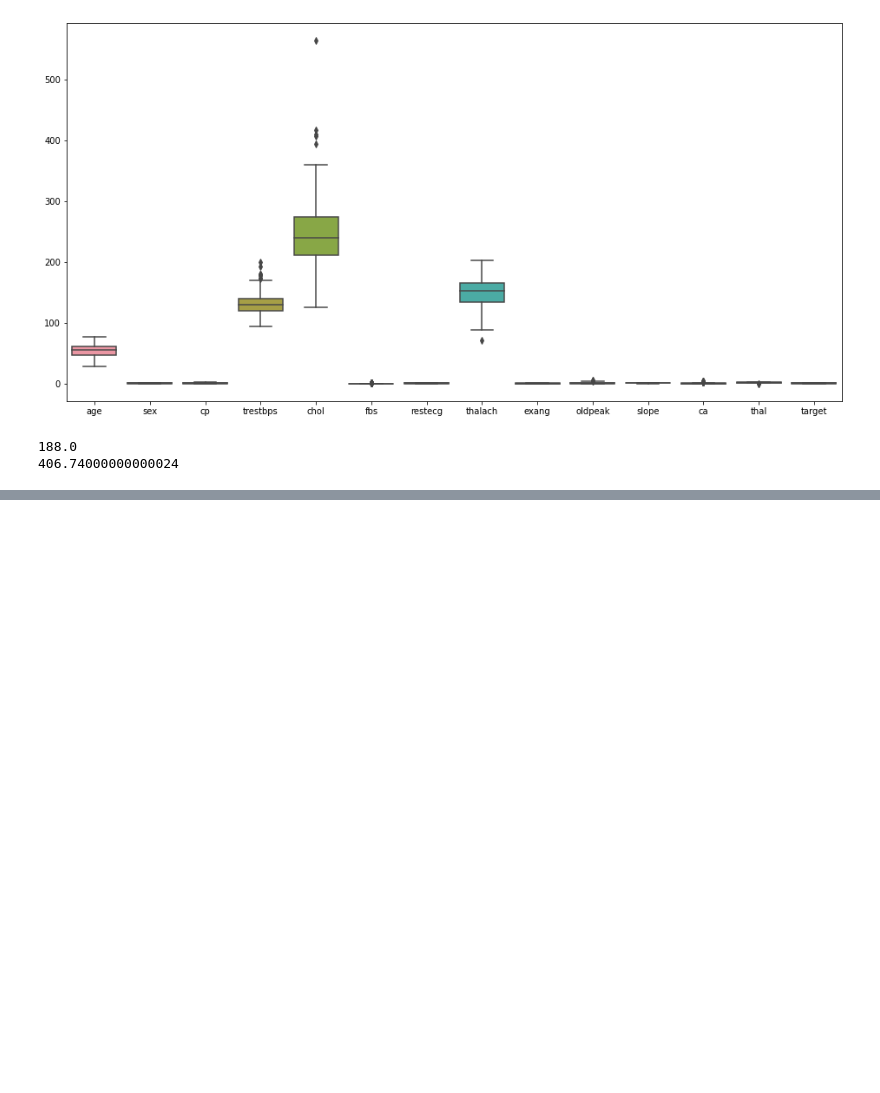
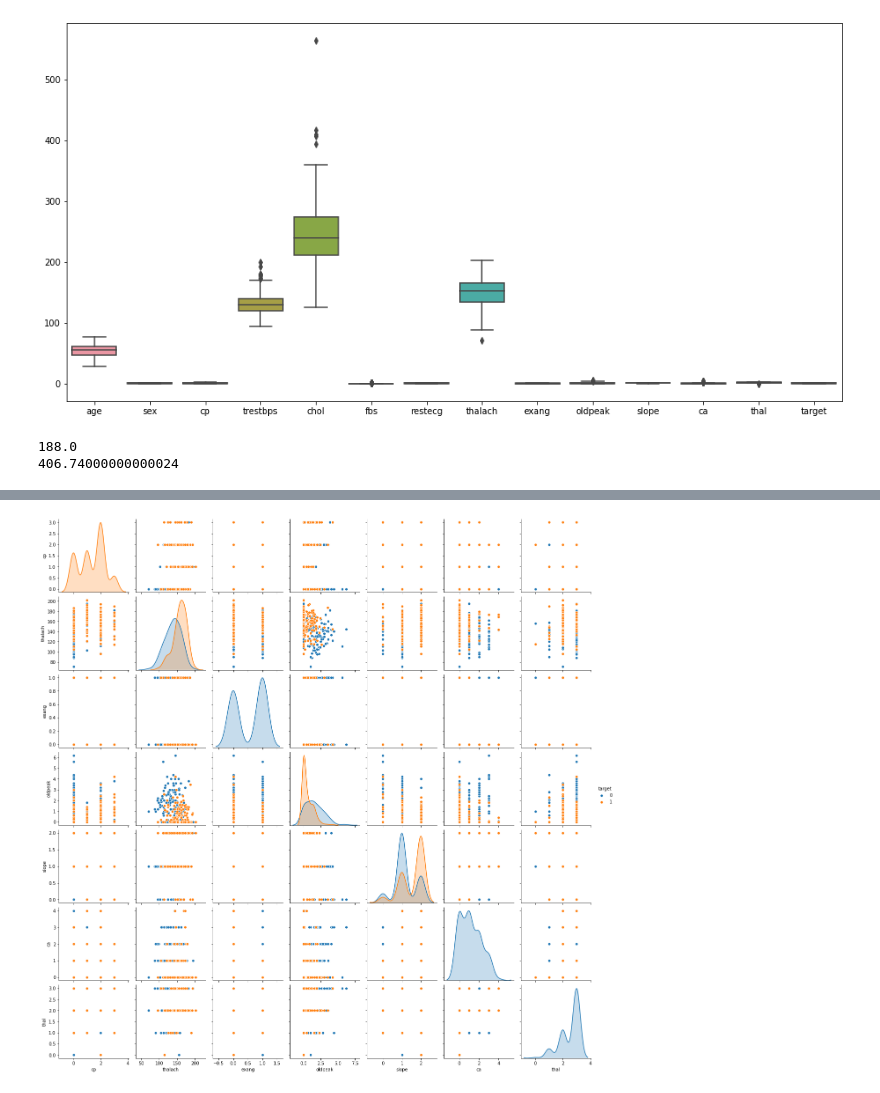
Before and after one commit to Wlanporn/Heart-Disease, a Jupyter notebook: Heart_disease.ipynb, the cells around one changed output, grey strips where cells are left out. Saved outputs shown, nothing was run; the diff lists cells and outputs as text; code cells hidden in the pictures; blank space fills up the shorter version.

```diff
--- a/Heart_disease.ipynb
+++ b/Heart_disease.ipynb
@@ -291,0 +266,6 @@ sns.pairplot(data = heart_disease, hue = 'target')
+# %%
+# see the relationship between the feture that has high association value
+sns.pairplot(heart_disease, hue= 'target', vars=['cp','thalach','exang','oldpeak','slope','ca','thal'])
+plt.show()
+# %% [output]
+[figure, added]
```
Also changed, not shown: parts of 109 cells of this notebook.
